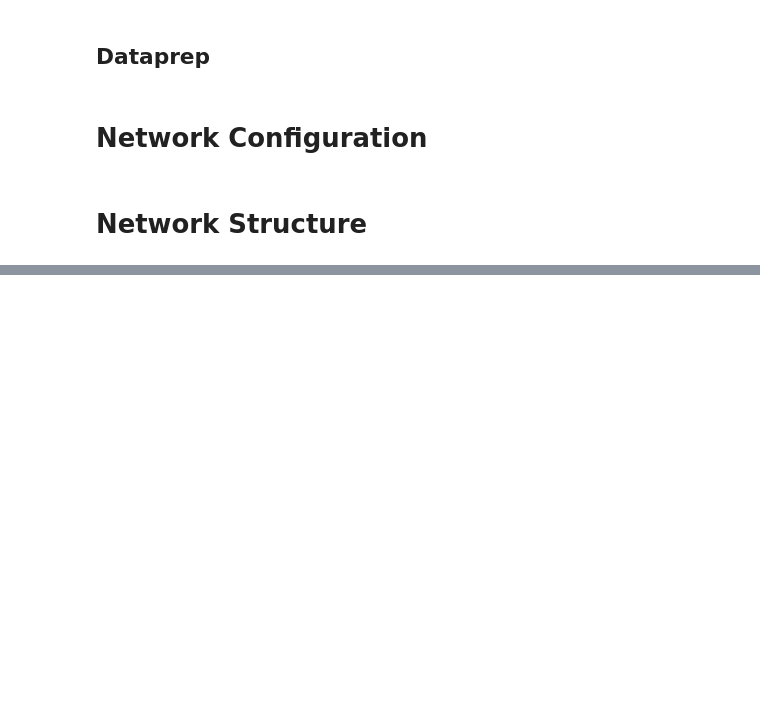
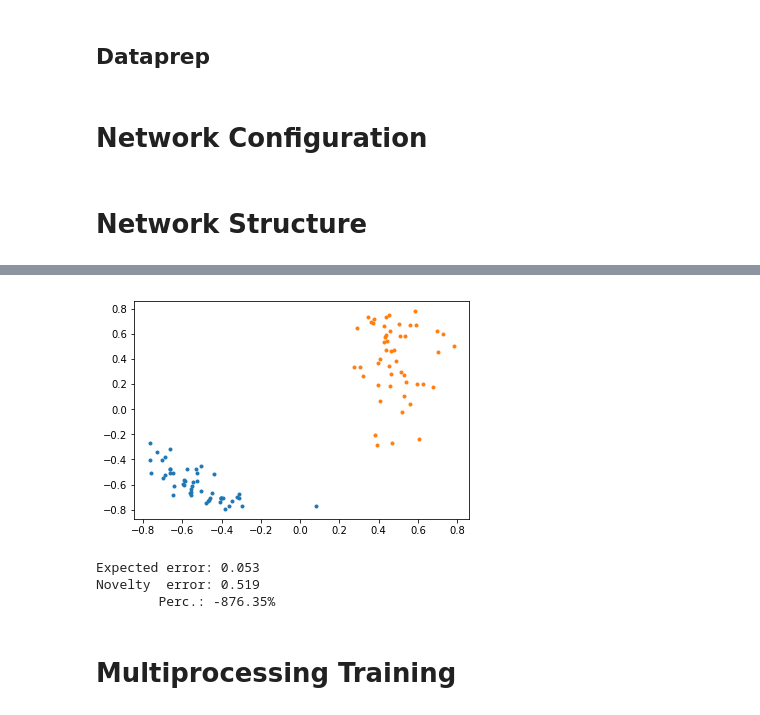
Before and after one commit to tciodaro/lps_sonar, a Jupyter notebook: ipynb/Classification/TEST_StackedAutoEncoder.ipynb, the cells around one changed output, grey strips where cells are left out. Cells and saved outputs as stored; diff of their text form; code cells hidden in the pictures; blank space fills up the shorter version.

```diff
--- a/ipynb/Classification/TEST_StackedAutoEncoder.ipynb
+++ b/ipynb/Classification/TEST_StackedAutoEncoder.ipynb
@@ -56,0 +161,39 @@ net_config = {
+# %%
+final_model = models.Sequential()
+
+final_model.add(nnet[1].layers[0])
+final_model.add(nnet[2].layers[0])
+final_model.add(nnet[3].layers[0])
+final_model.add(nnet[3].layers[1])
+final_model.add(nnet[2].layers[1])
+final_model.add(nnet[1].layers[1])
+
+Y = final_model.predict(data)
+
+encoder = models.Sequential()
+encoder.add(nnet[1].layers[0])
+encoder.add(nnet[2].layers[0])
+encoder.add(nnet[3].layers[0])
+
+Z = encoder.predict(data)
+# %%
+for c in np.unique(target):
+    idx = target == c
+    plt.plot(Z[idx,0],Z[idx,1],'.')
+# %% [output]
+[figure, added]
+# %%
+known_error = metrics.mean_squared_error(Y[itrn], data[itrn])
+
+Ynov = final_model.predict(nov_data)
+nov_error = metrics.mean_squared_error(Ynov, nov_data)
+
+print('Expected error: %.3f'%known_error)
+print('Novelty  error: %.3f'%nov_error)
+print('\tPerc.: %.2f%%'%(100 * (known_error - nov_error)/known_error))
+# %% [output]
+Expected error: 0.053
+Novelty  error: 0.519
+        Perc.: -876.35%
+# %% [markdown]
+# Multiprocessing Training
```
Also changed, not shown: parts of 13 cells of this notebook, 1 other file.
